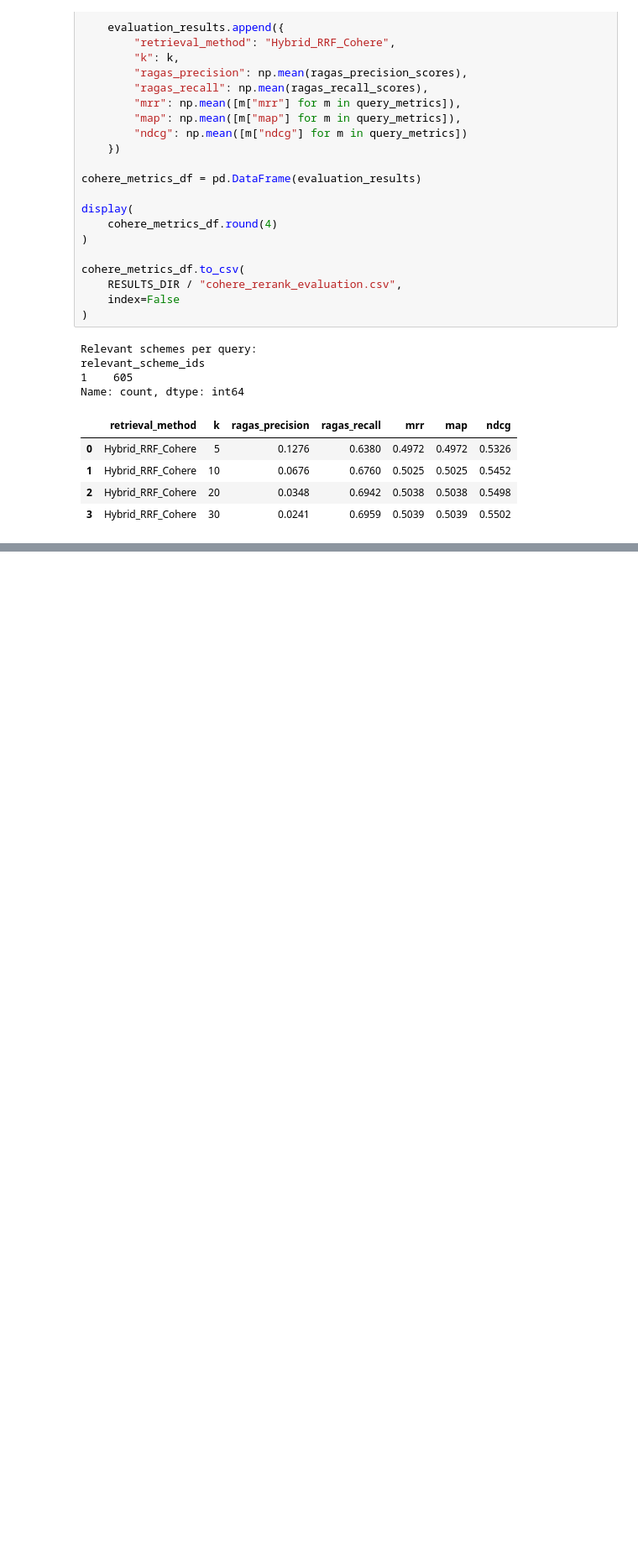
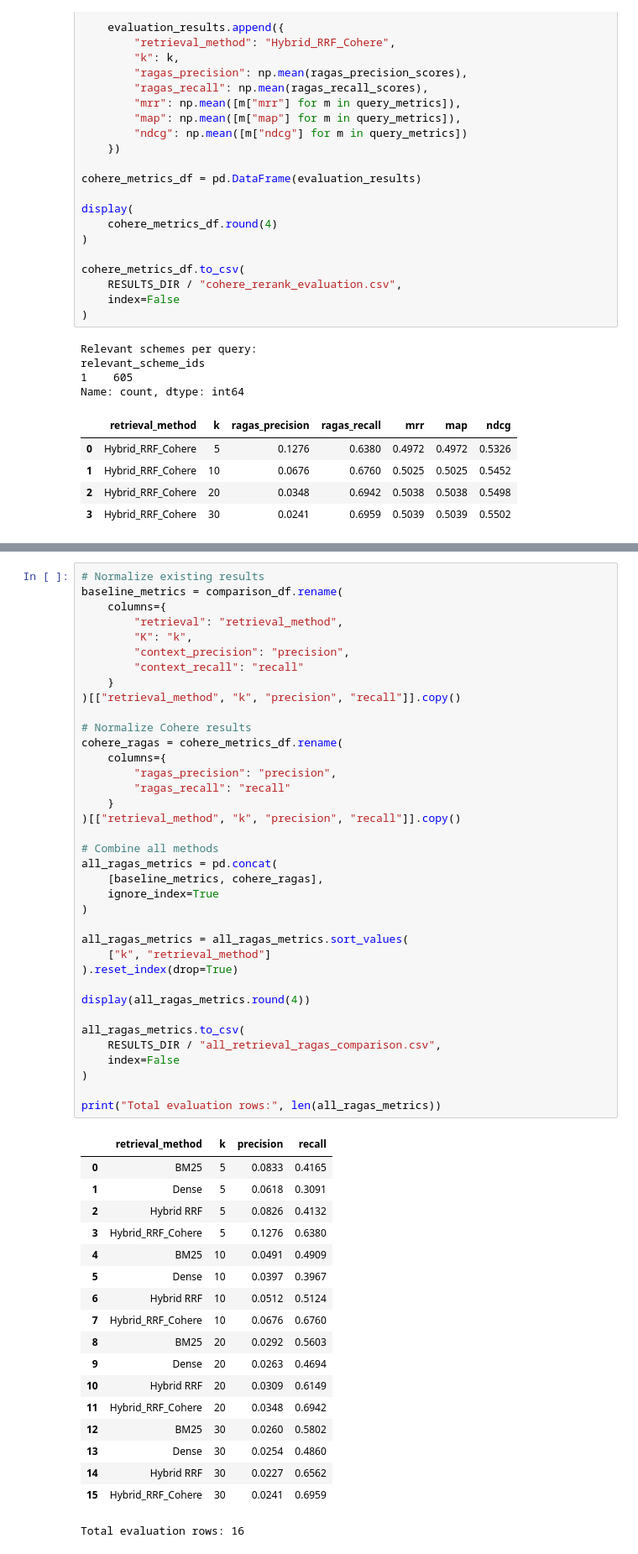
Before and after one commit to devendraaa/SEVA_Ai, a Jupyter notebook: notebooks/Exp_02_RAG/09_cohere_reranking.ipynb, the cells around one changed output, grey strips where cells are left out. Shown at 84% size. Saved outputs shown, nothing was run; the diff lists cells and outputs as text; blank space fills up the shorter version.

```diff
--- a/notebooks/Exp_02_RAG/09_cohere_reranking.ipynb
+++ b/notebooks/Exp_02_RAG/09_cohere_reranking.ipynb
@@ -887,0 +892,56 @@ Name: count, dtype: int64
+# %%
+# Normalize existing results
+baseline_metrics = comparison_df.rename(
+    columns={
+        "retrieval": "retrieval_method",
+        "K": "k",
+        "context_precision": "precision",
+        "context_recall": "recall"
+    }
+)[["retrieval_method", "k", "precision", "recall"]].copy()
+
+# Normalize Cohere results
+cohere_ragas = cohere_metrics_df.rename(
+    columns={
+        "ragas_precision": "precision",
+        "ragas_recall": "recall"
+    }
+)[["retrieval_method", "k", "precision", "recall"]].copy()
+
+# Combine all methods
+all_ragas_metrics = pd.concat(
+    [baseline_metrics, cohere_ragas],
+    ignore_index=True
+)
+
+all_ragas_metrics = all_ragas_metrics.sort_values(
+    ["k", "retrieval_method"]
+).reset_index(drop=True)
+
+display(all_ragas_metrics.round(4))
+
+all_ragas_metrics.to_csv(
+    RESULTS_DIR / "all_retrieval_ragas_comparison.csv",
+    index=False
+)
+
+print("Total evaluation rows:", len(all_ragas_metrics))
+# %% [output]
+|  | retrieval_method | k | precision | recall |
+| 0 | BM25 | 5 | 0.0833 | 0.4165 |
+| 1 | Dense | 5 | 0.0618 | 0.3091 |
+| 2 | Hybrid RRF | 5 | 0.0826 | 0.4132 |
+| 3 | Hybrid_RRF_Cohere | 5 | 0.1276 | 0.6380 |
+| 4 | BM25 | 10 | 0.0491 | 0.4909 |
+| 5 | Dense | 10 | 0.0397 | 0.3967 |
+| 6 | Hybrid RRF | 10 | 0.0512 | 0.5124 |
+| 7 | Hybrid_RRF_Cohere | 10 | 0.0676 | 0.6760 |
+| 8 | BM25 | 20 | 0.0292 | 0.5603 |
+| 9 | Dense | 20 | 0.0263 | 0.4694 |
+| 10 | Hybrid RRF | 20 | 0.0309 | 0.6149 |
+| 11 | Hybrid_RRF_Cohere | 20 | 0.0348 | 0.6942 |
+| 12 | BM25 | 30 | 0.0260 | 0.5802 |
+| 13 | Dense | 30 | 0.0254 | 0.4860 |
+| 14 | Hybrid RRF | 30 | 0.0227 | 0.6562 |
+| 15 | Hybrid_RRF_Cohere | 30 | 0.0241 | 0.6959 |
+Total evaluation rows: 16
```
Also changed, not shown: parts of 1 cell of this notebook, 4 other files.
